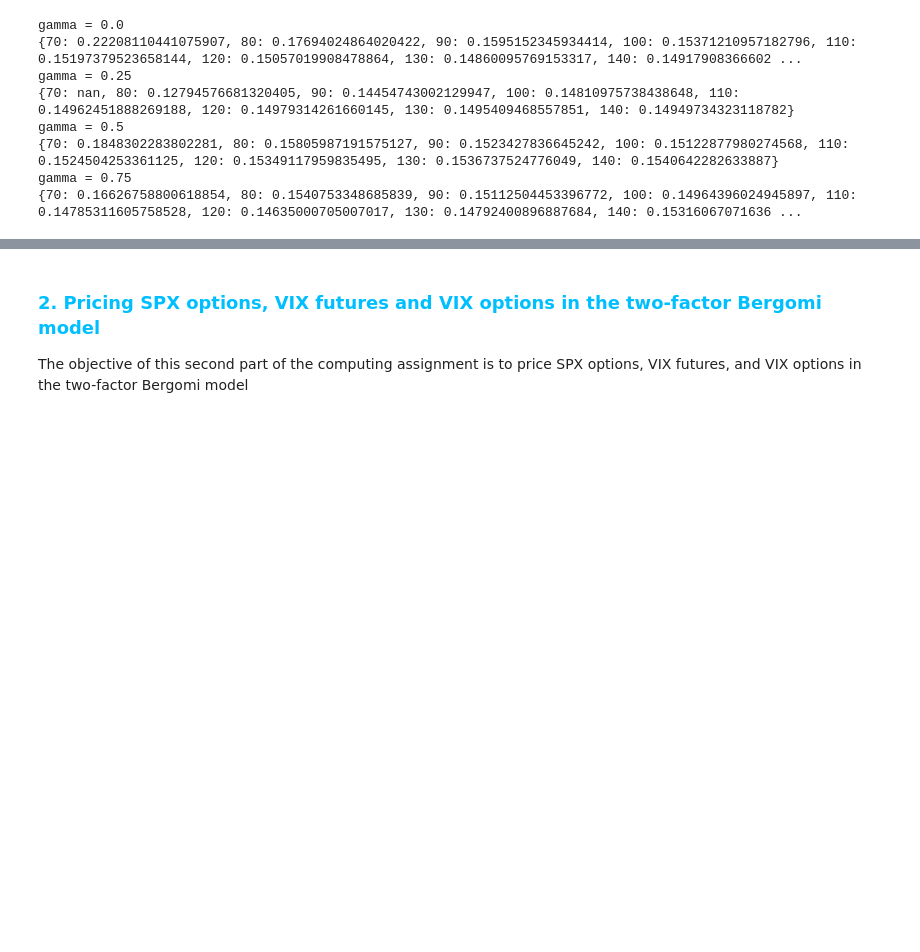
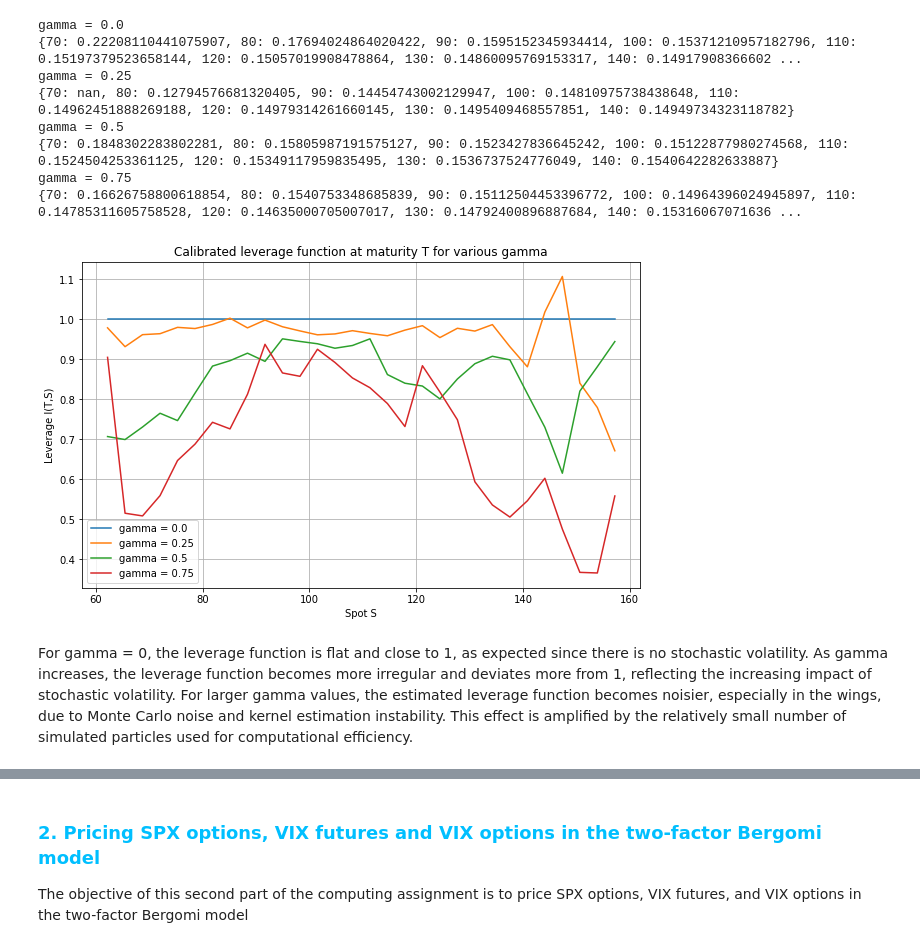
Before and after one commit to Julien-website/Stochastic_Loc_Vol_Project, a Jupyter notebook: ComputingAssignment - AdvancedCalibrationMethodsAndVixDerivatives.ipynb, the cells around one changed output, grey strips where cells are left out. Drawn from its saved outputs; the diff is of its cells as text; code cells hidden in the pictures; blank space fills up the shorter version.

```diff
--- a/ComputingAssignment - AdvancedCalibrationMethodsAndVixDerivatives.ipynb
+++ b/ComputingAssignment - AdvancedCalibrationMethodsAndVixDerivatives.ipynb
@@ -542,3 +542,37 @@ gamma = 0.5
 {70: 0.1848302283802281, 80: 0.15805987191575127, 90: 0.1523427836645242, 100: 0.15122877980274568, 110: 0.1524504253361125, 120: 0.15349117959835495, 130: 0.1536737524776049, 140: 0.1540642282633887}
 gamma = 0.75
 {70: 0.16626758800618854, 80: 0.1540753348685839, 90: 0.15112504453396772, 100: 0.14964396024945897, 110: 0.14785311605758528, 120: 0.14635000705007017, 130: 0.14792400896887684, 140: 0.15316067071636 ...
+# %%
+gammas = [0.0, 0.25, 0.5, 0.75]
+
+plt.figure(figsize=(10, 6))
+
+for g in gammas:
+    l_values = calibrate_leverage(
+        g,
+        t,
+        grid,
+        S0,
+        Y0,
+        sigma0,
+        rho,
+        kappa = 1,
+        N=1000,
+        T=1
+    )
+
+    plt.plot(grid[-1], l_values[-1], label=f"gamma = {g}")
+
+plt.xlabel("Spot S")
+plt.ylabel("Leverage l(T,S)")
+plt.title("Calibrated leverage function at maturity T for various gamma")
+plt.legend()
+plt.grid(True)
+plt.show()
+# %% [output]
+[figure, added]
+# %% [markdown]
+For gamma = 0, the leverage function is flat and close to 1, as expected since there is no stochastic volatility.
+As gamma increases, the leverage function becomes more irregular and deviates more from 1, reflecting the increasing impact of stochastic volatility.
+For larger gamma values, the estimated leverage function becomes noisier, especially in the wings, due to Monte Carlo noise and kernel estimation instability.
+This effect is amplified by the relatively small number of simulated particles used for computational efficiency.
```
Also changed, not shown: parts of 4 cells of this notebook.
